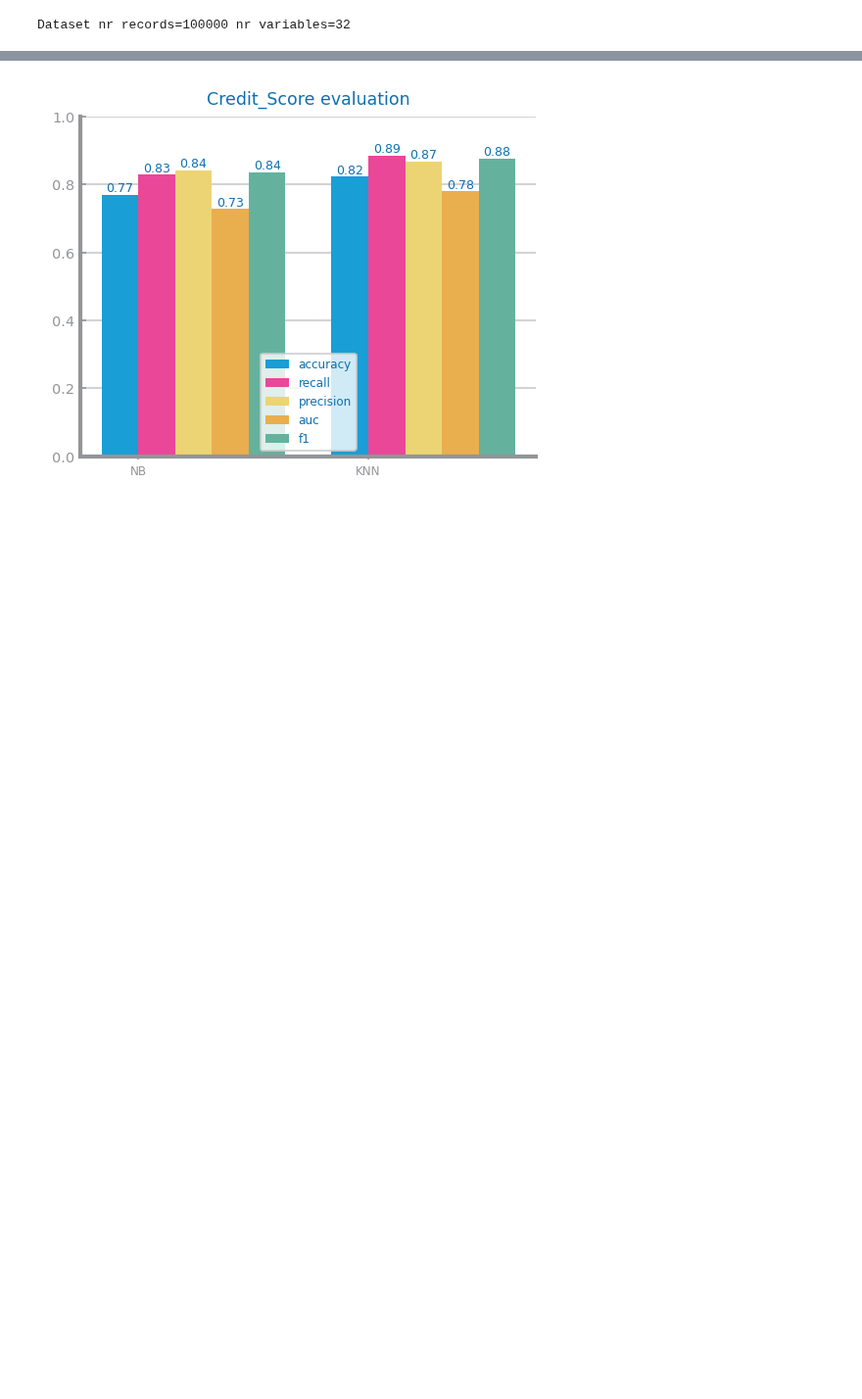
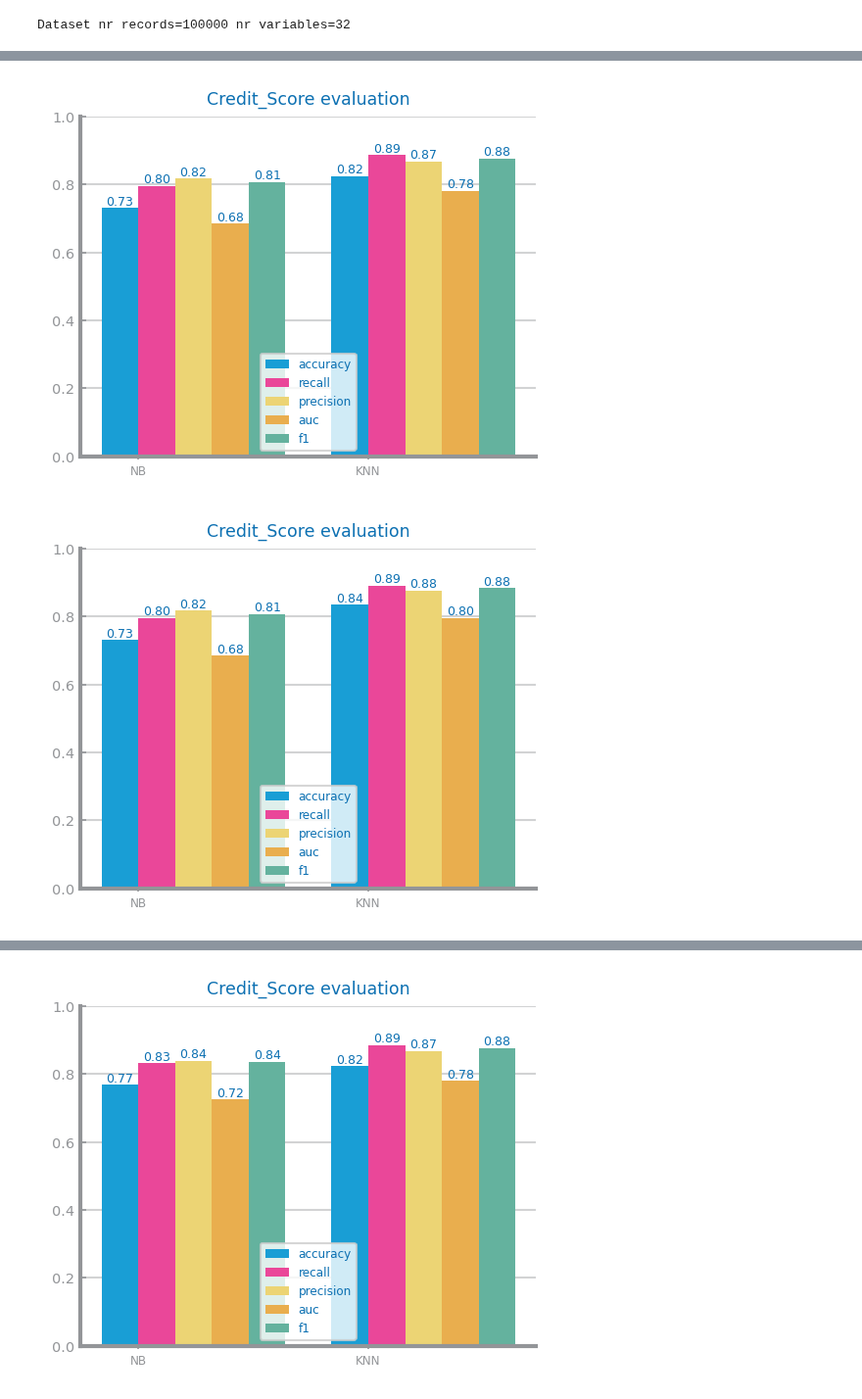
Before and after one commit to franciscoAbreuTecnico/Data-Science-IST, a Jupyter notebook: dataset_services/rubene/outliers_treatment.ipynb, the cells around one changed output, grey strips where cells are left out. Shown at 98% size. Drawn from its saved outputs; the diff is of its cells as text; code cells hidden in the pictures; blank space fills up the shorter version.

```diff
--- a/dataset_services/rubene/outliers_treatment.ipynb
+++ b/dataset_services/rubene/outliers_treatment.ipynb
@@ -62,0 +63,18 @@ save(df, "alt1")
+# %%
+# Fill with values - [mean, median, mode] - Median wins
+for strategy in ["mean", "median", "mode"]:
+    df: pd.DataFrame = data_encoded.copy(deep=True)
+    summary5: pd.DataFrame = data_encoded[outlier_vars].describe()
+    for var in outlier_vars:
+        top, bottom = dslabs.determine_outlier_thresholds_for_var(summary5[var])
+        if strategy == "mean":
+            stat: float = df[var].mean()
+        if strategy == "median":
+            stat: float = df[var].median()
+        if strategy == "mode":
+            stat: int | float = df[var].mode()[0]
+        df[var] = df[var].apply(lambda x: stat if x > top or x < bottom else x)
+    save(df, f"alt2_{strategy}")
+# %% [output]
+[figure, added]
+[figure, added]
```
Also changed, not shown: parts of 5 cells of this notebook, 3 other files.
